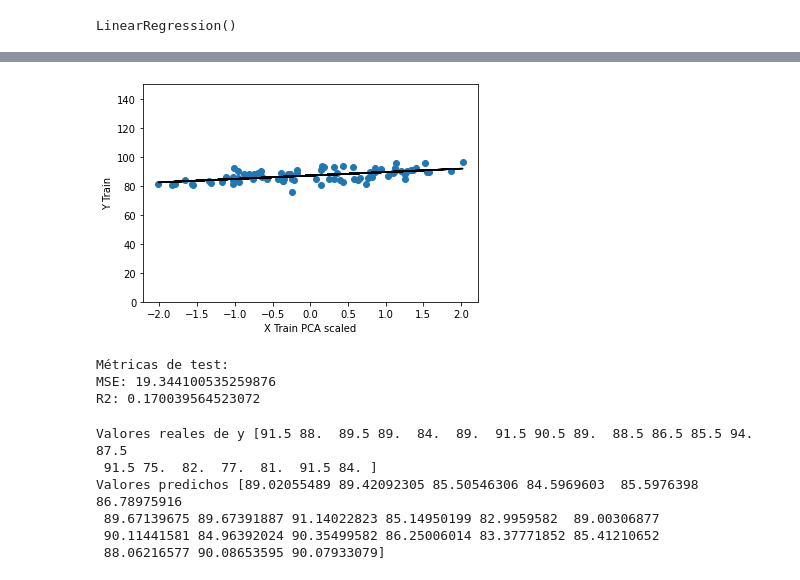
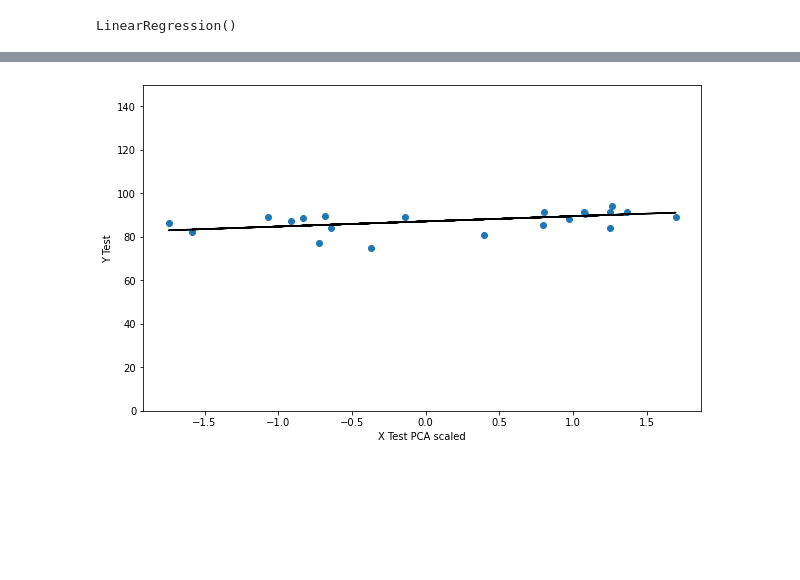
Before and after one commit to achurichi/CEIA-inteligencia_artificial, a Jupyter notebook: TP_final/tp_final.ipynb, the cells around one changed output, grey strips where cells are left out. Drawn from its saved outputs; the diff is of its cells as text; code cells hidden in the pictures; blank space fills up the shorter version.

```diff
--- a/TP_final/tp_final.ipynb
+++ b/TP_final/tp_final.ipynb
@@ -231,31 +278,10 @@ R2: 0.32638119129169696
 # %%
-plt.scatter(X_train_pca_scaled, y_train)
-plt.plot(X_train_pca_scaled, linear_regression.predict(X_train_pca_scaled), color="k")
-plt.xlabel("X Train PCA scaled")
-plt.ylabel("Y Train")
+plt.figure(figsize=(10, 6))
+plt.scatter(X_test_pca_scaled, y_test)
+plt.plot(X_test_pca_scaled, y_pred, color="k")
+plt.xlabel("X Test PCA scaled")
+plt.ylabel("Y Test")
 plt.ylim((0, 150))
 plt.show()
 # %% [output]
-[figure, old version]
+[figure, new version]
-# %%
-X_test_pca = pca.transform(X_test)
-X_test_pca_scaled = scaler.transform(X_test_pca)
-
-y_pred = linear_regression.predict(X_test_pca_scaled)
-
-print("Métricas de test:")
-print_metrics(y_test, y_pred, metrics=metrics)
-# %% [output]
-Métricas de test:
-MSE: 19.344100535259876
-R2: 0.170039564523072
-# %%
-print("Valores reales de y", y_test)
-print("Valores predichos", y_pred)
-# %% [output]
-Valores reales de y [91.5 88.  89.5 89.  84.  89.  91.5 90.5 89.  88.5 86.5 85.5 94.  87.5
- 91.5 75.  82.  77.  81.  91.5 84. ]
-Valores predichos [89.02055489 89.42092305 85.50546306 84.5969603  85.5976398  86.78975916
- 89.67139675 89.67391887 91.14022823 85.14950199 82.9959582  89.00306877
- 90.11441581 84.96392024 90.35499582 86.25006014 83.37771852 85.41210652
- 88.06216577 90.08653595 90.07933079]
```
Also changed, not shown: parts of 28 cells of this notebook.
